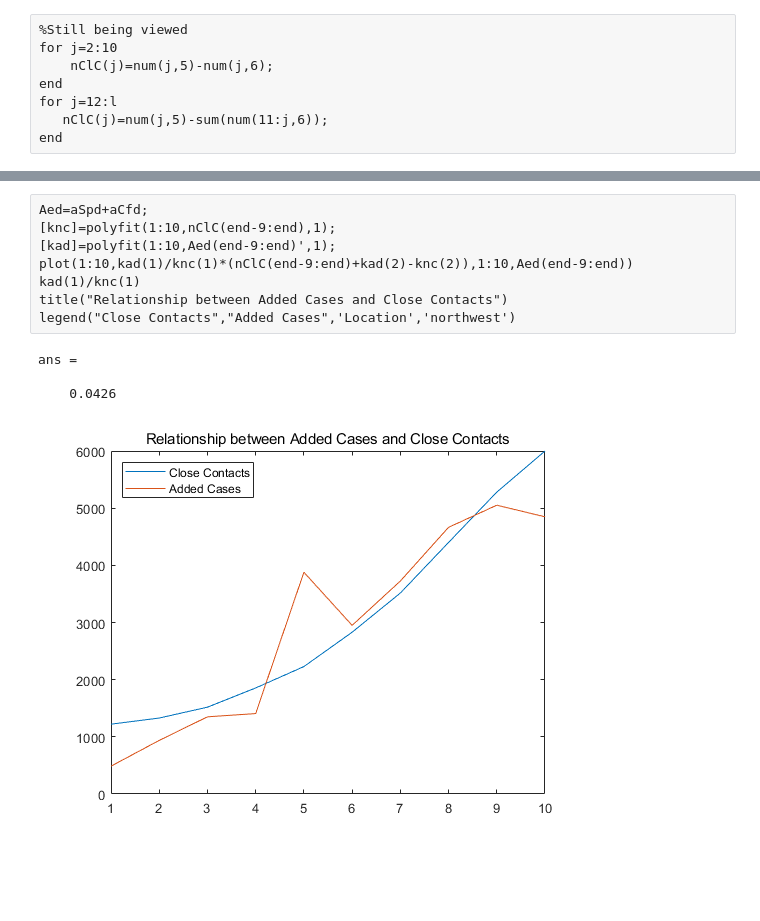
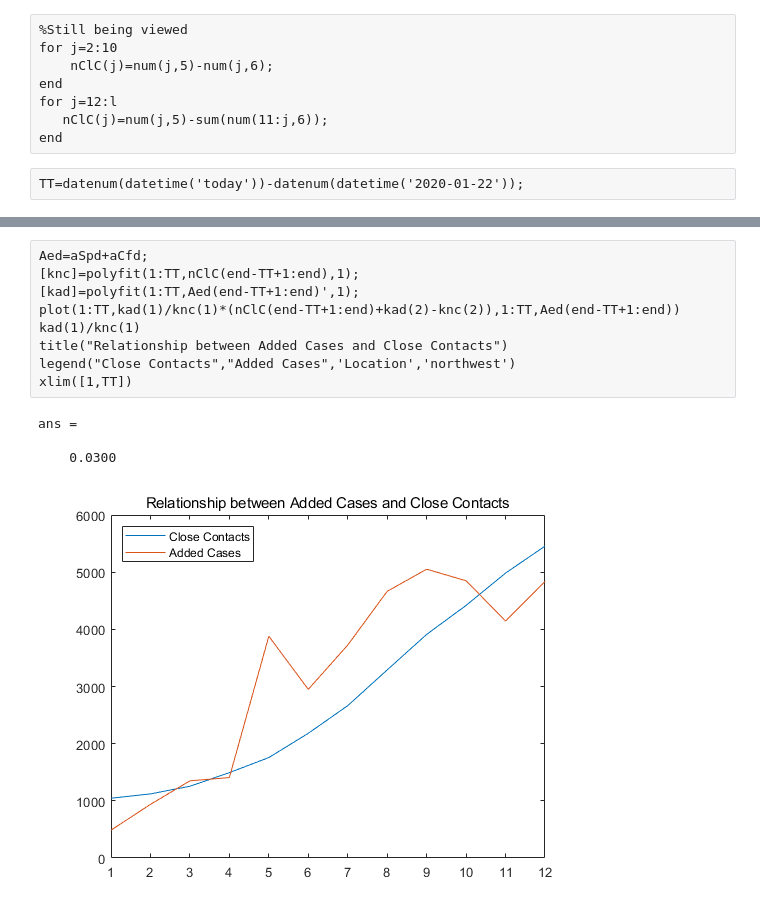
Before and after one commit to benhaotang/pubnotebook, a Jupyter notebook: 新型肺炎/2019-nCoV.ipynb, the cells around one changed output, grey strips where cells are left out. Saved outputs shown, nothing was run; the diff lists cells and outputs as text; blank space fills up the shorter version.

```diff
--- a/新型肺炎/2019-nCoV.ipynb
+++ b/新型肺炎/2019-nCoV.ipynb
@@ -29,6 +29,8 @@ end
 for j=12:l
    nClC(j)=num(j,5)-sum(num(11:j,6));
 end
+# %%
+TT=datenum(datetime('today'))-datenum(datetime('2020-01-22'));
 # %%
 plot(T,aCfd,'r-',T,aSpd,'m-');
 dateaxis('x');
@@ -96,14 +95,15 @@ legend("Close Contacts","Added Confirmed Cases",'Location','northwest')
 # %%
 Aed=aSpd+aCfd;
-[knc]=polyfit(1:10,nClC(end-9:end),1);
-[kad]=polyfit(1:10,Aed(end-9:end)',1);
-plot(1:10,kad(1)/knc(1)*(nClC(end-9:end)+kad(2)-knc(2)),1:10,Aed(end-9:end))
+[knc]=polyfit(1:TT,nClC(end-TT+1:end),1);
+[kad]=polyfit(1:TT,Aed(end-TT+1:end)',1);
+plot(1:TT,kad(1)/knc(1)*(nClC(end-TT+1:end)+kad(2)-knc(2)),1:TT,Aed(end-TT+1:end))
 kad(1)/knc(1)
 title("Relationship between Added Cases and Close Contacts")
 legend("Close Contacts","Added Cases",'Location','northwest')
+xlim([1,TT])
 # %% [output]
 ans =
 
-    0.0426
+    0.0300
-[figure, old version]
+[figure, new version]
 # %%
```
Also changed, not shown: parts of 8 cells of this notebook, 1 other file.
